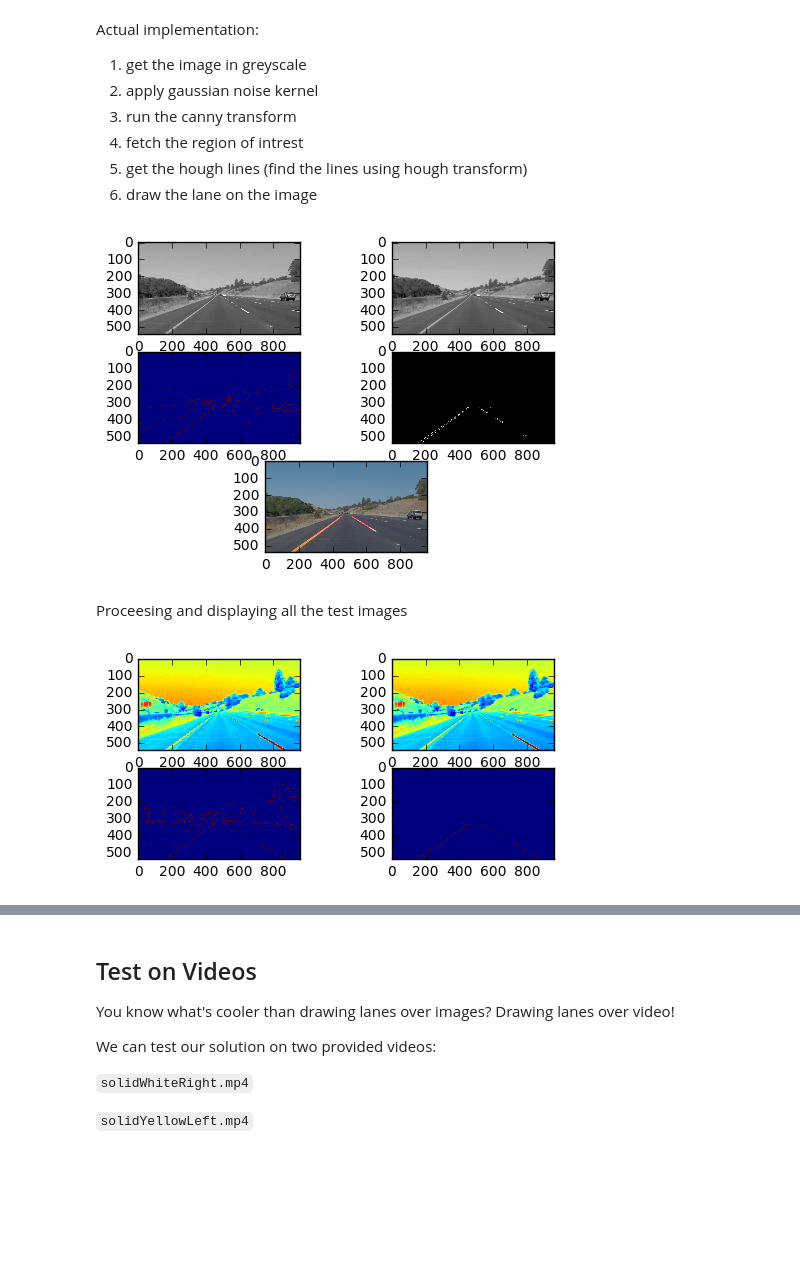
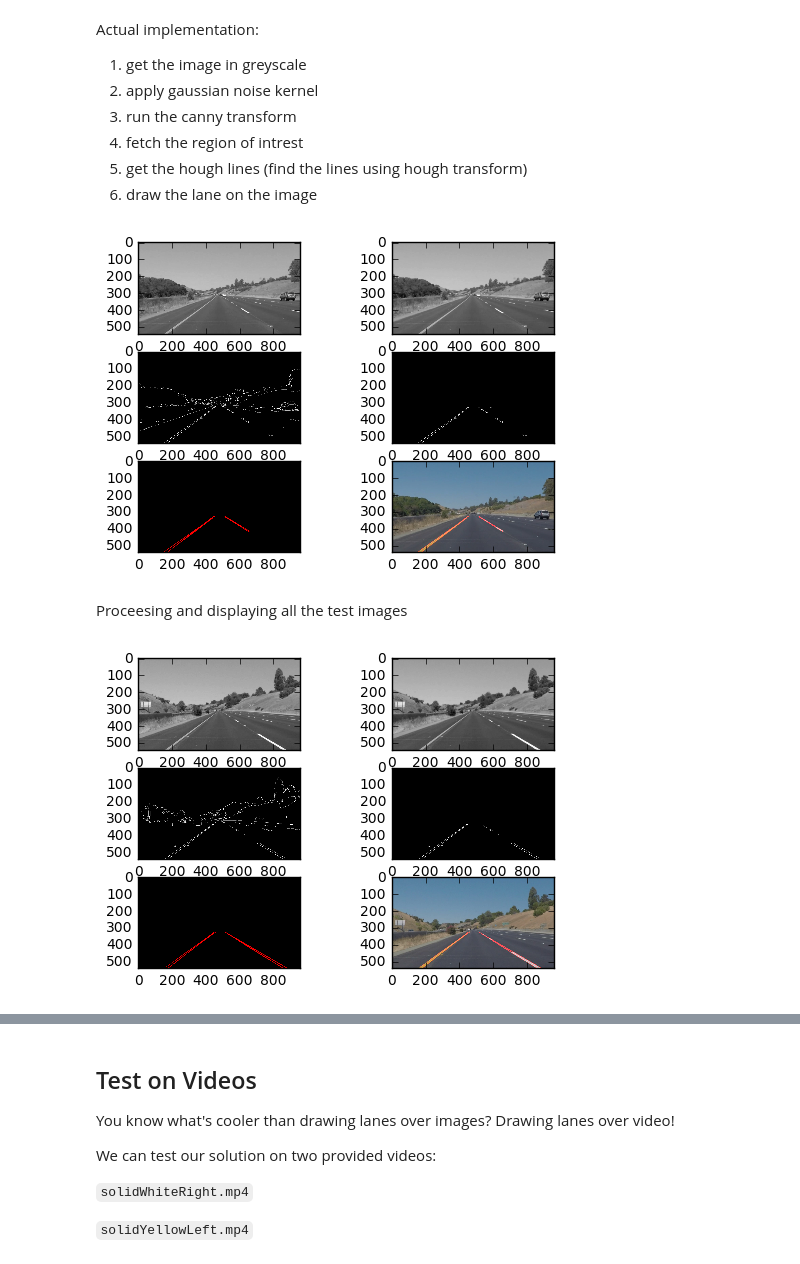
Before and after one commit to sumanth-nirmal/LaneLinesDetector, a Jupyter notebook: P1.ipynb, the cells around one changed output, grey strips where cells are left out. Cells and saved outputs as stored; diff of their text form; code cells hidden in the pictures; blank space fills up the shorter version.

```diff
--- a/P1.ipynb
+++ b/P1.ipynb
@@ -203,41 +203,42 @@ def find_lines(image):
     ax2.imshow(blur_gray, cmap="gray")
 
     #run the canny transform
     edges = canny(blur_gray, 50, 150)
     ax3 = plt.subplot(gs[1,0])
-    ax3.imshow(edges)
+    ax3.imshow(edges, cmap="gray")
 
     #fetch the region of intrest
     mask_edges = region_of_interest(edges, get_mask(image))
     bw_mask_edges = cv2.cvtColor(mask_edges, cv2.COLOR_GRAY2BGR)
     ax4 = plt.subplot(gs[1,1])
     ax4.imshow(bw_mask_edges)
 
     #get the hough lines
     lines_by_hough = hough_lines(mask_edges, 2 , np.pi/180, 45, 40, 100) #40, 10, 5)
     houghlines = np.dstack((lines_by_hough, np.zeros_like(lines_by_hough), np.zeros_like(lines_by_hough)))
+    ax5 = plt.subplot(gs[2,0])
+    ax5.imshow(houghlines)
 
     # draw the lane on the image
     wimage = weighted_img(houghlines, image)
-    ax5 = plt.subplot(gs[2,:])
-    ax5.imshow(wimage)
+    ax6 = plt.subplot(gs[2,1])
+    ax6.imshow(wimage)
     return wimage
 
 # fetch the test images as an array
 test_images = [ mpimg.imread('test_images/' + i) for i in os.listdir('test_images/')]
 
 #loop through the all images in test_images and find the lanes
 for i in os.listdir("test_images/"):
     image = find_lines(mpimg.imread("test_images/{}".format(i)))
     image = cv2.cvtColor(image, cv2.COLOR_BGR2RGB)
-    #plt.imshow(image)
     # save the images in the output folder
     cv2.imwrite("processed_images/redline_{}".format(i), image )
 # %% [output]
-[figure, old version]
+[figure, new version]
 # %% [markdown]
 Proceesing and displaying all the test images
 # %%
 x=find_lines(test_images[0])
 # %% [output]
-[figure, old version]
+[figure, new version]
```
Also changed, not shown: parts of 8 cells of this notebook, 1 other file.
